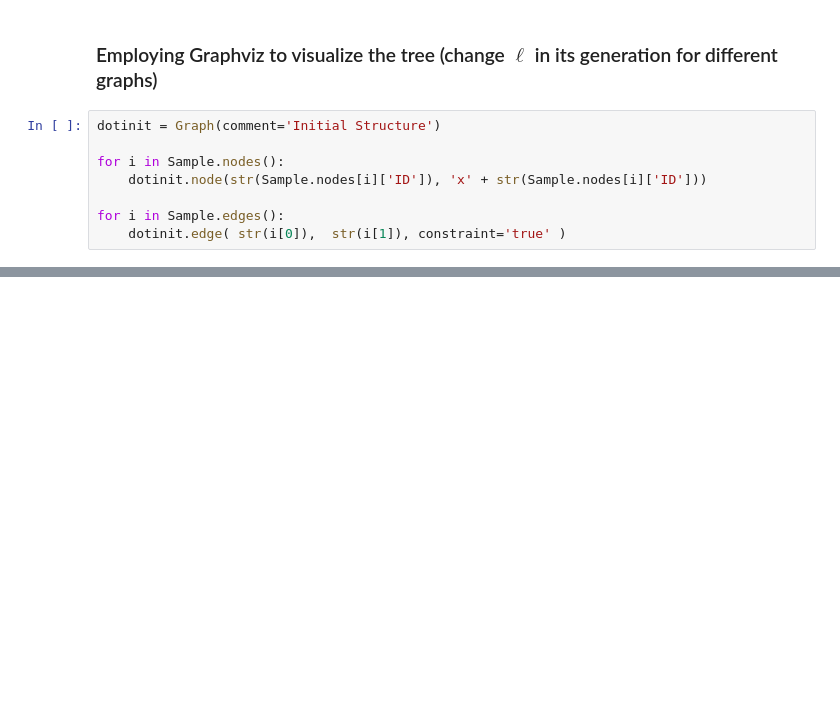
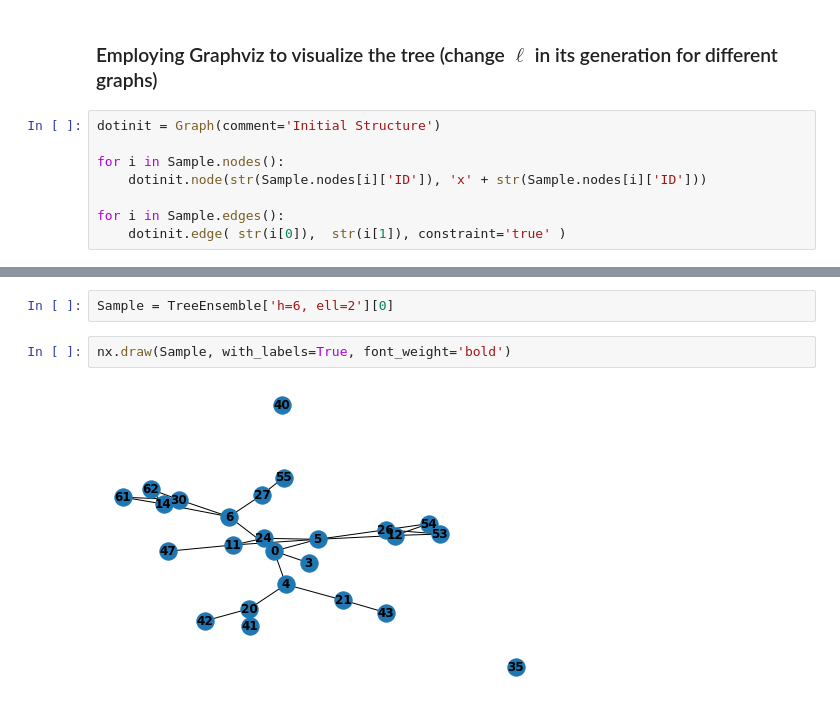
Before and after one commit to Yperidis/DAGFLOW, a Jupyter notebook: Demonstration.ipynb, the cells around one changed output, grey strips where cells are left out. Saved outputs shown, nothing was run; the diff lists cells and outputs as text; blank space fills up the shorter version.

```diff
--- a/Demonstration.ipynb
+++ b/Demonstration.ipynb
@@ -45,0 +88,6 @@ dotinit
+# %%
+Sample = TreeEnsemble['h=6, ell=2'][0]
+# %%
+nx.draw(Sample, with_labels=True, font_weight='bold')
+# %% [output]
+[figure, added]
```
Also changed, not shown: parts of 9 cells of this notebook.
